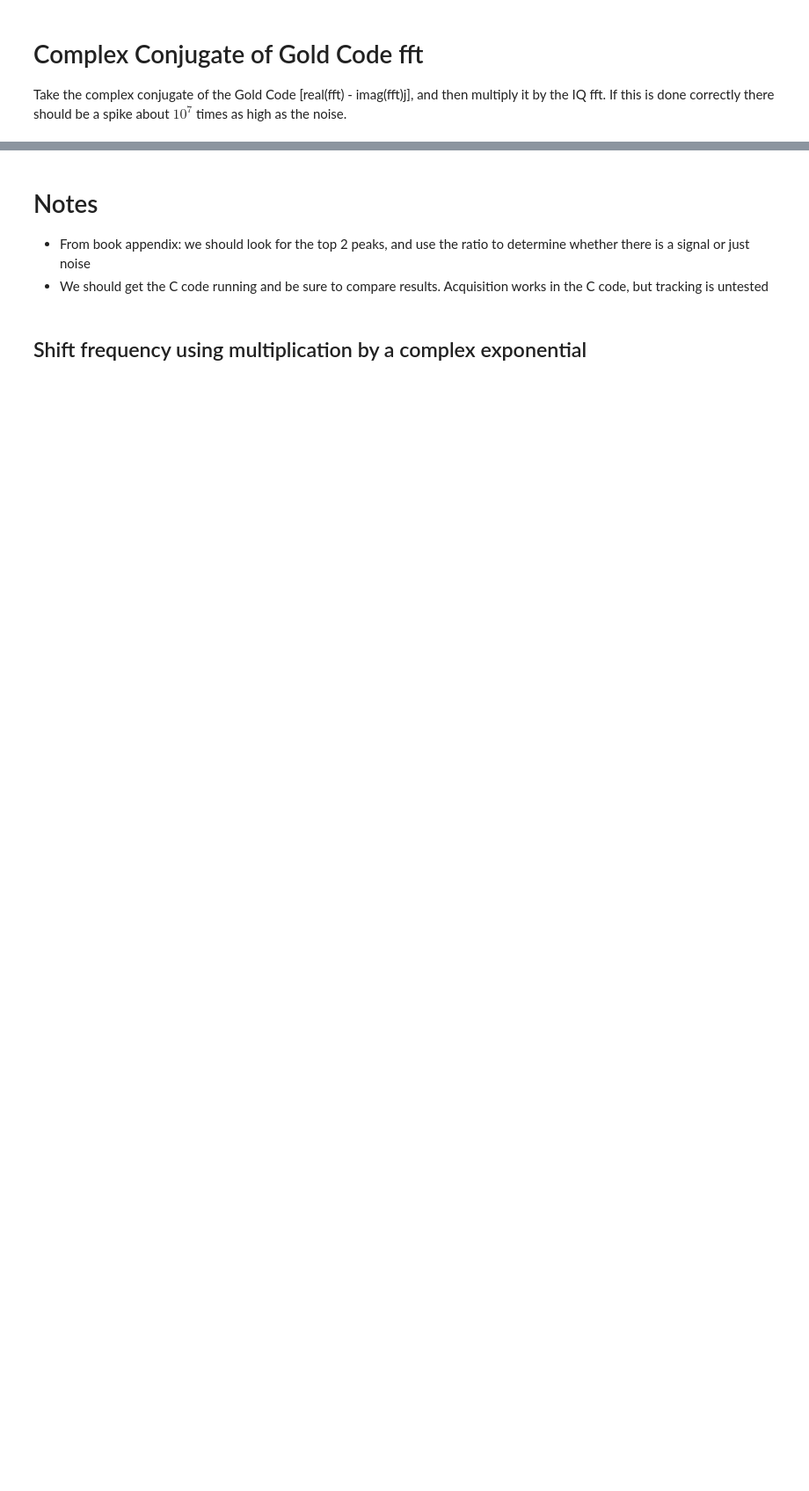
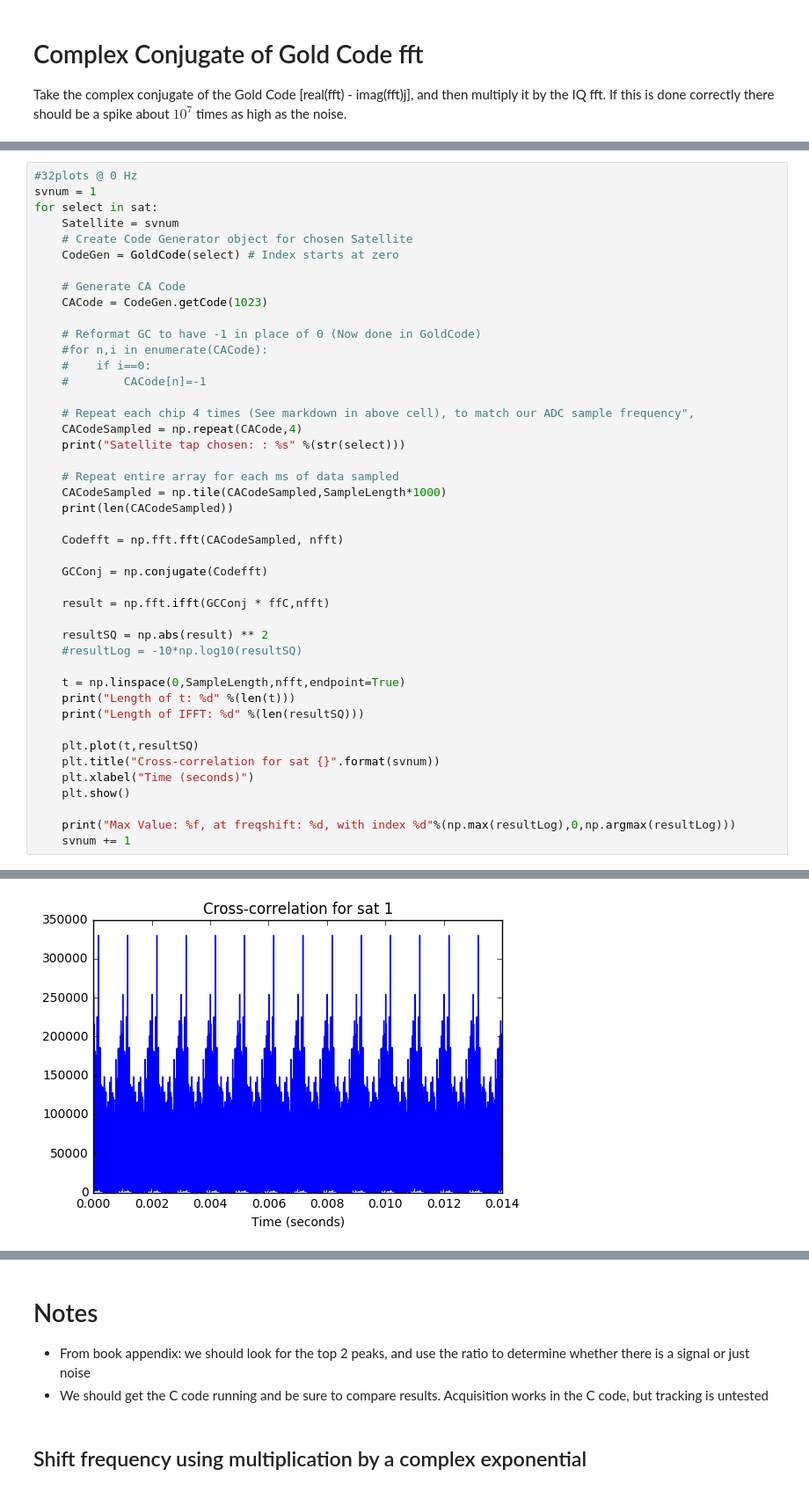
Before and after one commit to wangjiefjj/gps_reciever-design, a Jupyter notebook: notebooks/Acquisition.ipynb, the cells around one changed output, grey strips where cells are left out. Shown at 88% size. Cells and saved outputs as stored; diff of their text form; blank space fills up the shorter version.

```diff
--- a/notebooks/Acquisition.ipynb
+++ b/notebooks/Acquisition.ipynb
@@ -188,0 +192,45 @@ Max Value: -33.029559, at freqshift: 0, with index 5844
+# %%
+#32plots @ 0 Hz
+svnum = 1
+for select in sat:
+    Satellite = svnum
+    # Create Code Generator object for chosen Satellite
+    CodeGen = GoldCode(select) # Index starts at zero
+
+    # Generate CA Code
+    CACode = CodeGen.getCode(1023)
+
+    # Reformat GC to have -1 in place of 0 (Now done in GoldCode)
+    #for n,i in enumerate(CACode):
+    #    if i==0:
+    #        CACode[n]=-1
+
+    # Repeat each chip 4 times (See markdown in above cell), to match our ADC sample frequency",
+    CACodeSampled = np.repeat(CACode,4)
+    print("Satellite tap chosen: : %s" %(str(select)))
+
+    # Repeat entire array for each ms of data sampled
+    CACodeSampled = np.tile(CACodeSampled,SampleLength*1000)
+    print(len(CACodeSampled))
+
+    Codefft = np.fft.fft(CACodeSampled, nfft)
+
+    GCConj = np.conjugate(Codefft)
+
+    result = np.fft.ifft(GCConj * ffC,nfft)
+
+    resultSQ = np.abs(result) ** 2
+    #resultLog = -10*np.log10(resultSQ)
+
+    t = np.linspace(0,SampleLength,nfft,endpoint=True)
+    print("Length of t: %d" %(len(t)))
+    print("Length of IFFT: %d" %(len(resultSQ)))
+
+    plt.plot(t,resultSQ)
+    plt.title("Cross-correlation for sat {}".format(svnum))
+    plt.xlabel("Time (seconds)")
+    plt.show()
+
+    print("Max Value: %f, at freqshift: %d, with index %d"%(np.max(resultLog),0,np.argmax(resultLog)))
+    svnum += 1
+# %% [output]
@@ -188,0 +241 @@ Max Value: -33.029559, at freqshift: 0, with index 5844
+[figure, added]
```
Also changed, not shown: parts of 6 cells of this notebook.
